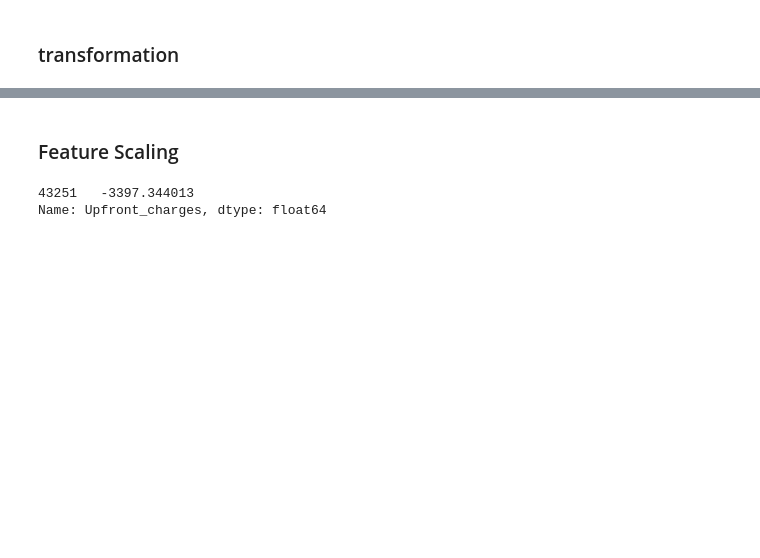
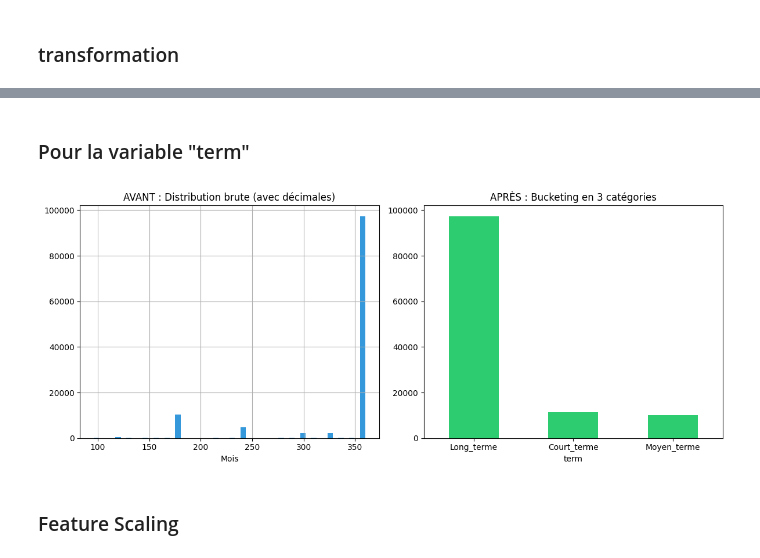
Before and after one commit to Wissem-Sahli-Engineer/CreditGuard-ML-Scoring, a Jupyter notebook: main.ipynb, the cells around one changed output, grey strips where cells are left out. Saved outputs shown, nothing was run; the diff lists cells and outputs as text; code cells hidden in the pictures; blank space fills up the shorter version.

```diff
--- a/main.ipynb
+++ b/main.ipynb
@@ -648,12 +677,33 @@ log_charges.hist(bins=50)
+# %% [markdown]
+### Pour la variable "term"
+# %%
+def bucketize_term(X):
+    bins = [0, 180, 359, np.inf]
+    labels = ['Court_terme', 'Moyen_terme', 'Long_terme']
+
+    X_binned = pd.cut(X.iloc[:, 0], bins=bins, labels=labels).astype(str).to_frame()
+    return X_binned
+
+plt.figure(figsize=(12, 5))
+plt.subplot(1, 2, 1)
+X_train['term'].hist(bins=50, color='#3498db')
+plt.title("AVANT : Distribution brute (avec décimales)")
+plt.xlabel("Mois")
+
+term_transf = FunctionTransformer(bucketize_term)
+X_train["term"] = term_transf.fit_transform(X_train[['term']])
+
+plt.subplot(1, 2, 2)
+X_train['term'].value_counts().plot(kind='bar', color='#2ecc71')
+plt.title("APRÈS : Bucketing en 3 catégories")
+plt.xticks(rotation=0)
+plt.tight_layout()
+plt.show()
+# %% [output]
+[figure, added]
 # %% [markdown]
 ### Feature Scaling
 # %%
 from sklearn.preprocessing import StandardScaler
 
 scaler = StandardScaler()
-X_train = scaler.fit_transform(X_train[num_cols])
-
-df['Upfront_charges'].hist(bins=50)
-# %% [output]
-43251   -3397.344013
-Name: Upfront_charges, dtype: float64
```
Also changed, not shown: parts of 9 cells of this notebook.
